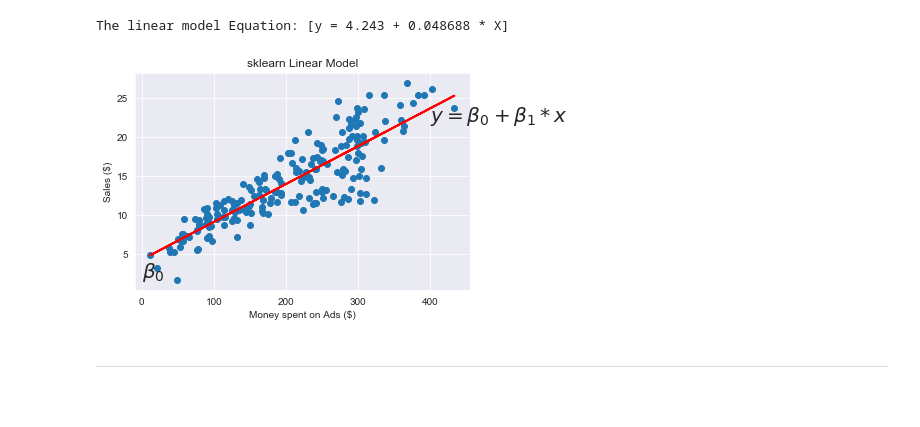
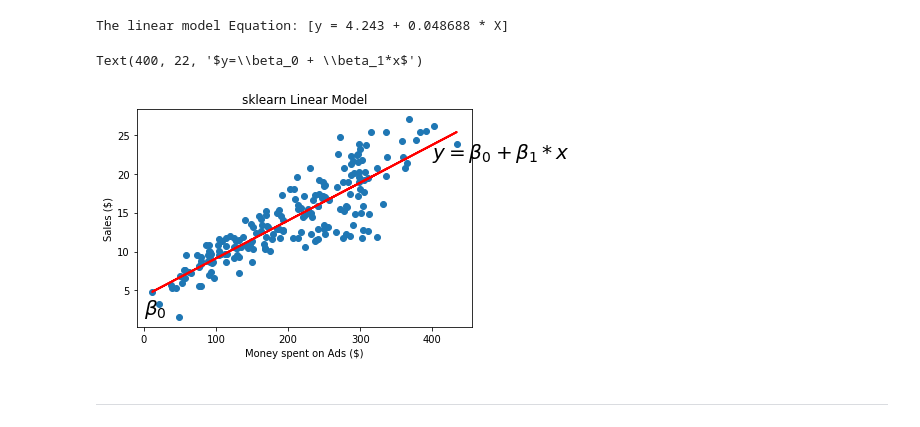
Before and after one commit to singhmanish979/msc_mathematics, a Jupyter notebook: Linear_Regression_Lecture_MSc-II-Main.ipynb, the cells around one changed output. Saved outputs shown, nothing was run; the diff lists cells and outputs as text; code cells hidden in the pictures; blank space fills up the shorter version.

```diff
--- a/Linear_Regression_Lecture_MSc-II-Main.ipynb
+++ b/Linear_Regression_Lecture_MSc-II-Main.ipynb
@@ -161,7 +161,6 @@ plt.grid('white')
 [figure]
 # %%
 fig, ax = plt.subplots(1,2, figsize=(15,5))
-sns.set_style('darkgrid')
 
 sns.distplot(y, ax=ax[0], color ='orange')
 ax[0].title.set_text('sales Distribution')
@@ -283,14 +282,14 @@ The linear model Equation: [y = 4.243 + 0.048688 * X]
 # %%
 plt.scatter(data['Adv'], data['sales'])
 plt.plot(data['Adv'], y_pred, c='r', linewidth=2)
 plt.title('sklearn Linear Model')
 plt.xlabel("Money spent on Ads ($)")
 plt.ylabel("Sales ($)")
 plt.text(0, 2,r"$\beta_0$", fontsize=20)
 plt.text(400, 22,r"$y=\beta_0 + \beta_1*x$", fontsize=20)
-plt.grid('white')
 # %% [output]
+Text(400, 22, '$y=\\beta_0 + \\beta_1*x$')
-[figure, old version]
+[figure, new version]
 # %% [markdown]
 ---
 # %% [markdown]
```
Also changed, not shown: parts of 39 cells of this notebook.
